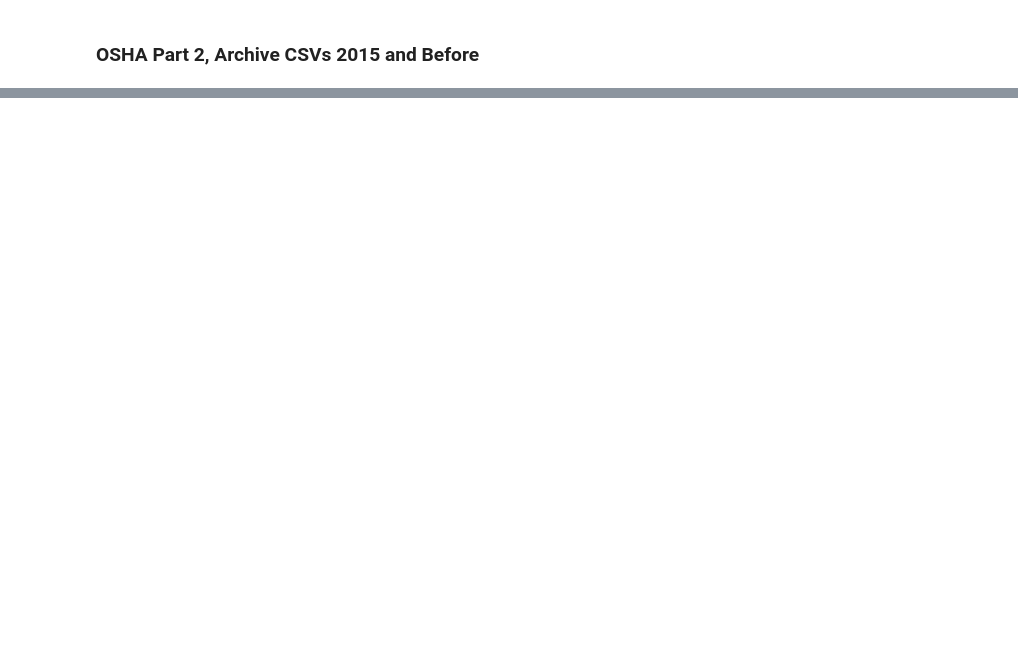
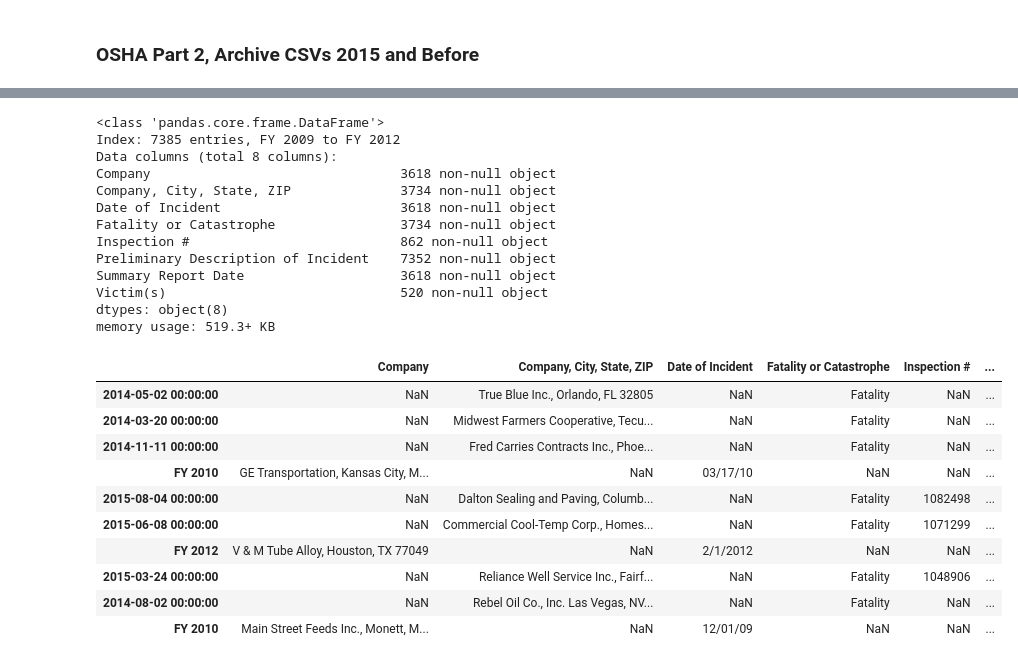
Before and after one commit to awoziji/workerfatalities, a Jupyter notebook: data/processs.ipynb, the cells around one changed output, grey strips where cells are left out. Cells and saved outputs as stored; diff of their text form; code cells hidden in the pictures; blank space fills up the shorter version.

```diff
--- a/data/processs.ipynb
+++ b/data/processs.ipynb
@@ -414,0 +284,28 @@ all_deaths.to_csv('all_deaths.csv')
+# %%
+osha_archive.info()
+osha_archive.sample(10)
+# %% [output]
+<class 'pandas.core.frame.DataFrame'>
+Index: 7385 entries, FY 2009 to FY 2012
+Data columns (total 8 columns):
+Company                                3618 non-null object
+Company, City, State, ZIP              3734 non-null object
+Date of Incident                       3618 non-null object
+Fatality or Catastrophe                3734 non-null object
+Inspection #                           862 non-null object
+Preliminary Description of Incident    7352 non-null object
+Summary Report Date                    3618 non-null object
+Victim(s)                              520 non-null object
+dtypes: object(8)
+memory usage: 519.3+ KB
+|  | Company | Company, City, State, ZIP | Date of Incident | Fatality or Catastrophe | Inspection # | ... |
+| 2014-05-02 00:00:00 | NaN | True Blue Inc., Orlando, FL 32805 | NaN | Fatality | NaN | ... |
+| 2014-03-20 00:00:00 | NaN | Midwest Farmers Cooperative, Tecu... | NaN | Fatality | NaN | ... |
+| 2014-11-11 00:00:00 | NaN | Fred Carries Contracts Inc., Phoe... | NaN | Fatality | NaN | ... |
+| FY 2010 | GE Transportation, Kansas City, M... | NaN | 03/17/10 | NaN | NaN | ... |
+| 2015-08-04 00:00:00 | NaN | Dalton Sealing and Paving, Columb... | NaN | Fatality | 1082498 | ... |
+| 2015-06-08 00:00:00 | NaN | Commercial Cool-Temp Corp., Homes... | NaN | Fatality | 1071299 | ... |
+| FY 2012 | V & M Tube Alloy, Houston, TX 77049 | NaN | 2/1/2012 | NaN | NaN | ... |
+| 2015-03-24 00:00:00 | NaN | Reliance Well Service Inc., Fairf... | NaN | Fatality | 1048906 | ... |
+| 2014-08-02 00:00:00 | NaN | Rebel Oil Co., Inc. Las Vegas, NV... | NaN | Fatality | NaN | ... |
+| FY 2010 | Main Street Feeds Inc., Monett, M... | NaN | 12/01/09 | NaN | NaN | ... |
```
Also changed, not shown: parts of 89 cells of this notebook, 25 other files.
